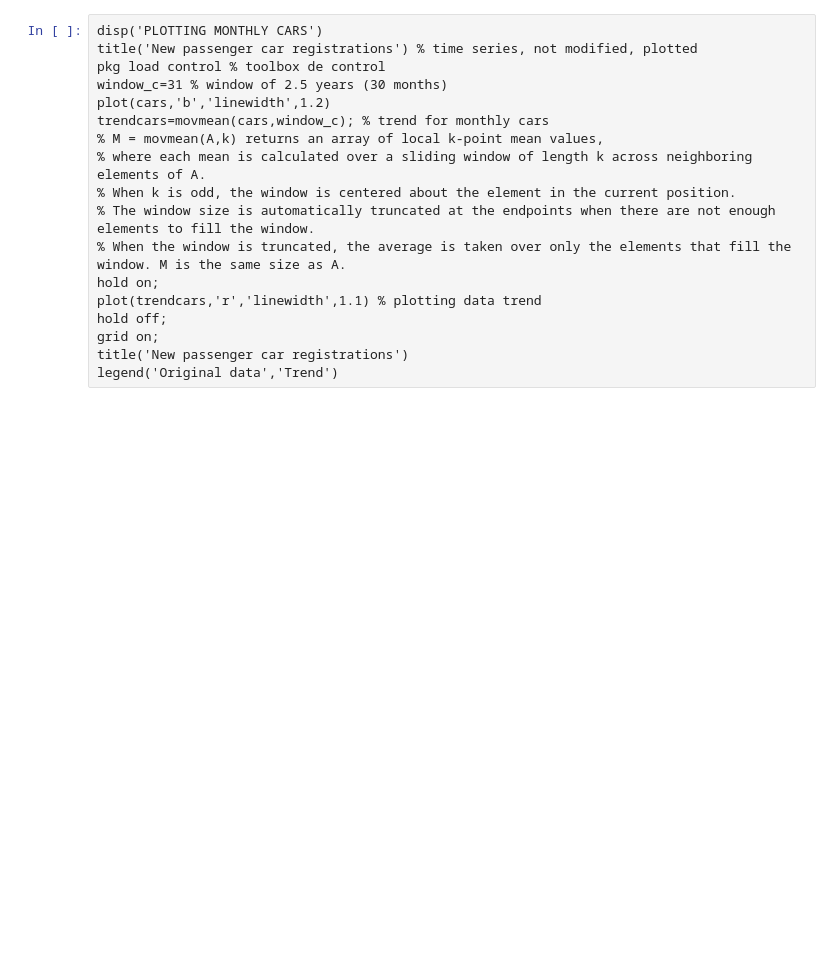
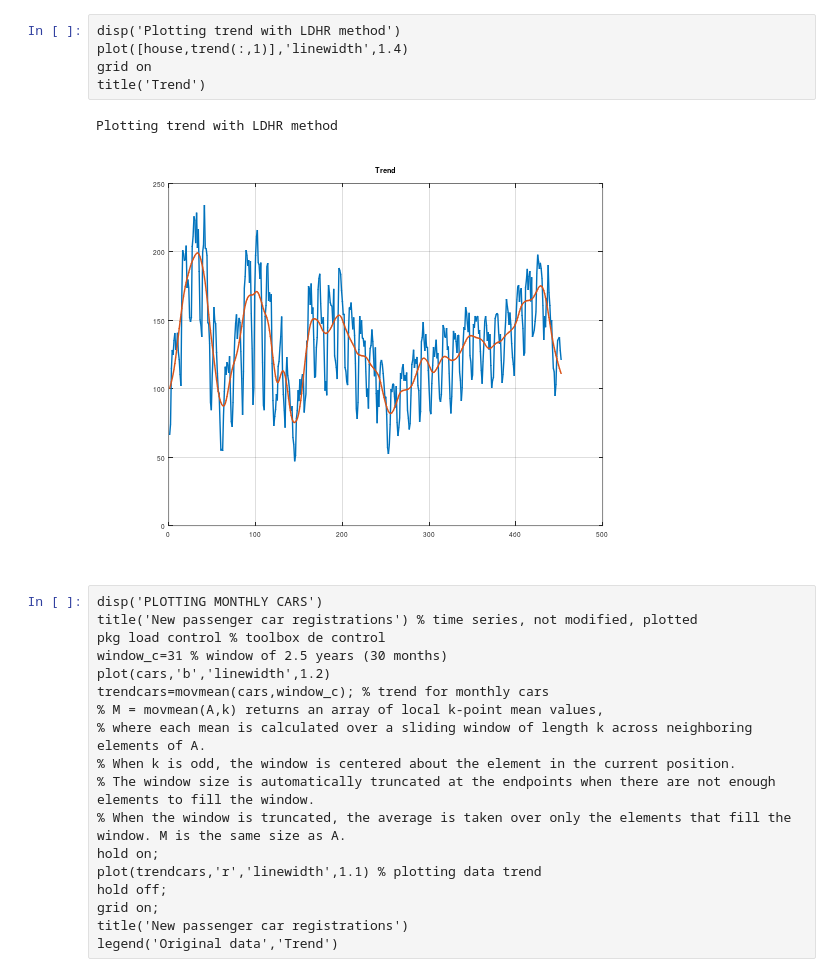
Before and after one commit to Diana-ash/Indicador-Adelantado-LDHR, a Jupyter notebook: analisis_explorativo.ipynb, the cells around one changed output. Drawn from its saved outputs; the diff is of its cells as text; blank space fills up the shorter version.

```diff
--- a/analisis_explorativo.ipynb
+++ b/analisis_explorativo.ipynb
@@ -46,3 +119,11 @@ ans =
+# %%
+disp('Plotting trend with LDHR method')
+plot([house,trend(:,1)],'linewidth',1.4)
+grid on
+title('Trend')
+# %% [output]
+Plotting trend with LDHR method
+[figure, added]
 # %%
 disp('PLOTTING MONTHLY CARS')
 title('New passenger car registrations') % time series, not modified, plotted
```
Also changed, not shown: parts of 6 cells of this notebook.
